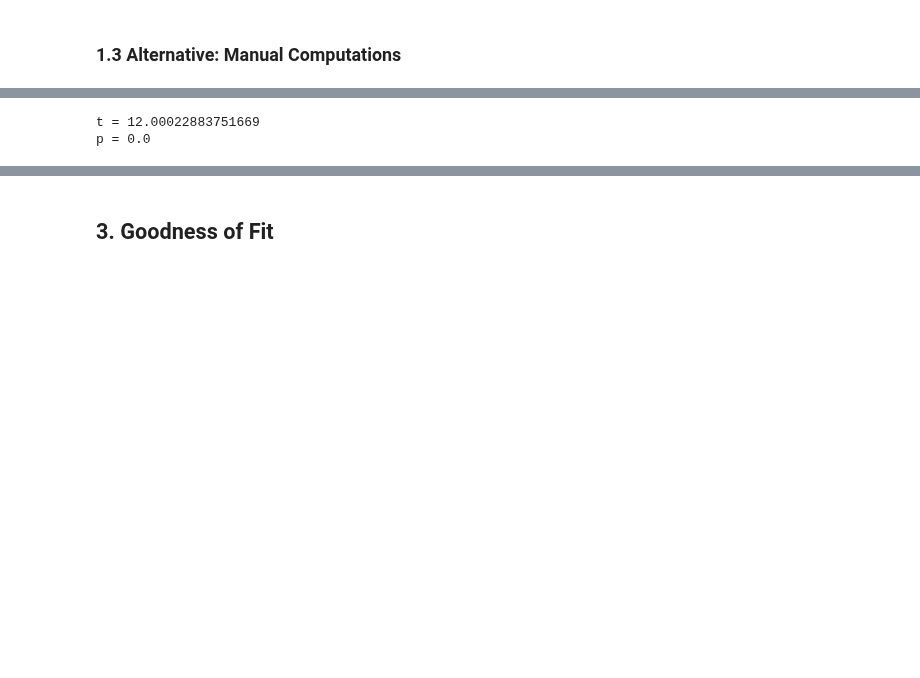
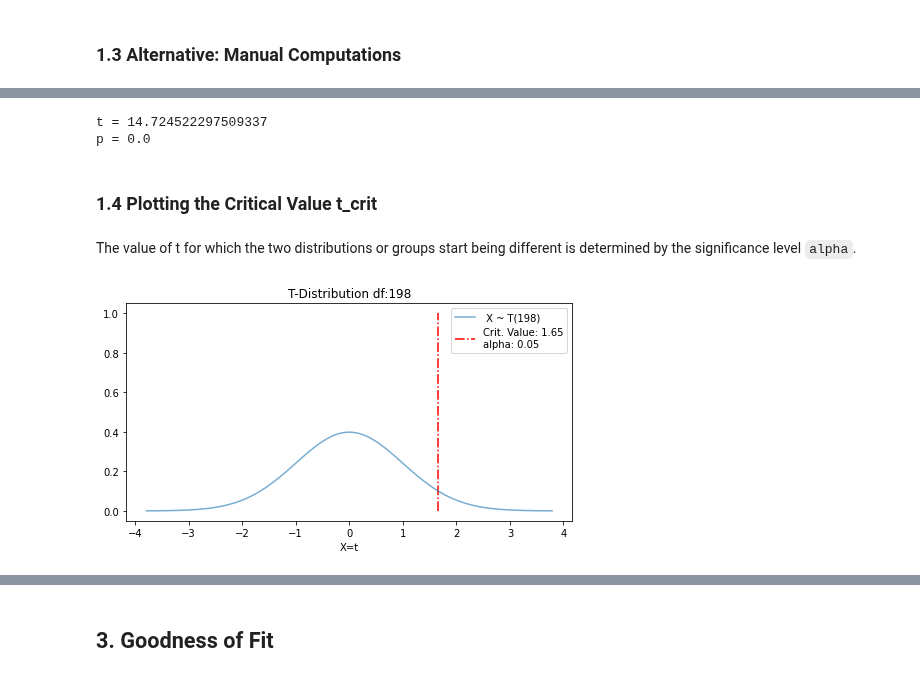
Before and after one commit to mxagar/tool_guides, a Jupyter notebook: python/data_science/15_HypothesisTests.ipynb, the cells around one changed output, grey strips where cells are left out. Cells and saved outputs as stored; diff of their text form; code cells hidden in the pictures; blank space fills up the shorter version.

```diff
--- a/python/data_science/15_HypothesisTests.ipynb
+++ b/python/data_science/15_HypothesisTests.ipynb
@@ -225,6 +254,6 @@ t = 12.00022883751669
 # %%
 # With T and df, we can get the p-value from the T distribution
-df = len(a) + len(b) - 1
+df = len(a) + len(b) - 2
 # p-value is obtained form the cummulative density function (CDF) with the given df
 # since we want the remaining are under the PDF, we need to compute 1-CDF(t)
 p = 1 - stats.t.cdf(t,df=df)
@@ -235,5 +264,9 @@ p *= 2.0
 print("t = " + str(t))
 print("p = " + str(p))
 # %% [output]
-t = 12.00022883751669
+t = 14.724522297509337
 p = 0.0
+# %% [markdown]
+### 1.4 Plotting the Critical Value t_crit
+# %% [markdown]
+The value of t for which the two distributions or groups start being different is determined by the significance level `alpha`.
@@ -239,0 +277,20 @@ p = 0.0
+# %%
+def plot_t_critical(df,alpha=0.05):
+    # Set figure
+    plt.figure(figsize=(8, 4))
+    # T distribution with df
+    dist = t(df)
+    # t range (x)
+    x = np.linspace(dist.ppf(0.0001), dist.ppf(0.9999), 100)
+    # Critical value; PPF is the inverse of CDF
+    t_crit = dist.ppf(1-alpha)
+    # Plot values
+    plt.plot(x, dist.pdf(x), alpha=0.6, label=' X ~ T({})'.format(df))
+    plt.vlines(t_crit, 0.0, 1.0, color='red', linestyles="dashdot", label="Crit. Value: {:.2f}\nalpha: {:.2f}".format(t_crit,alpha))
+    plt.legend()
+    plt.title('T-Distribution df:{}'.format(df))
+    plt.xlabel('X=t')
+# %%
+plot_t_critical(df=df)
+# %% [output]
+[figure, added]
```
Also changed, not shown: parts of 63 cells of this notebook, 1 other file.
